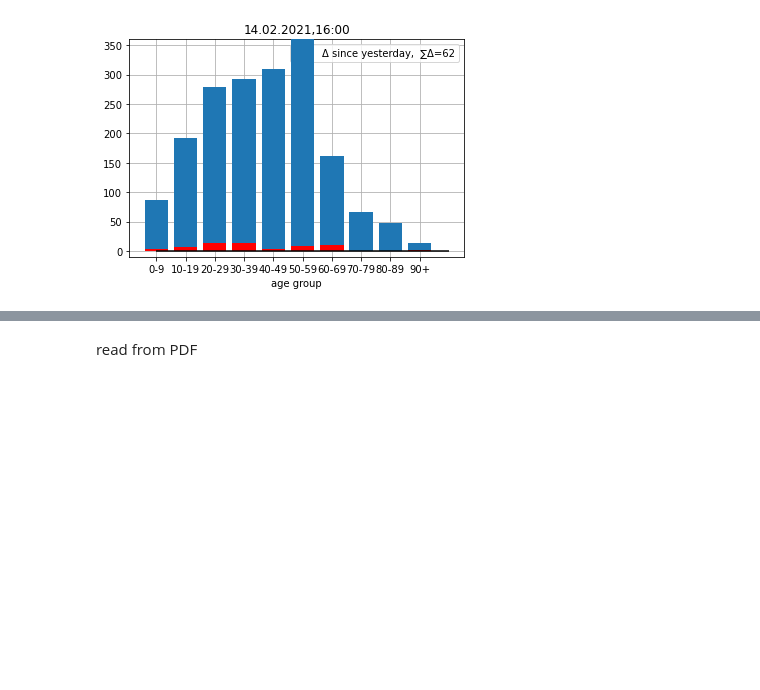
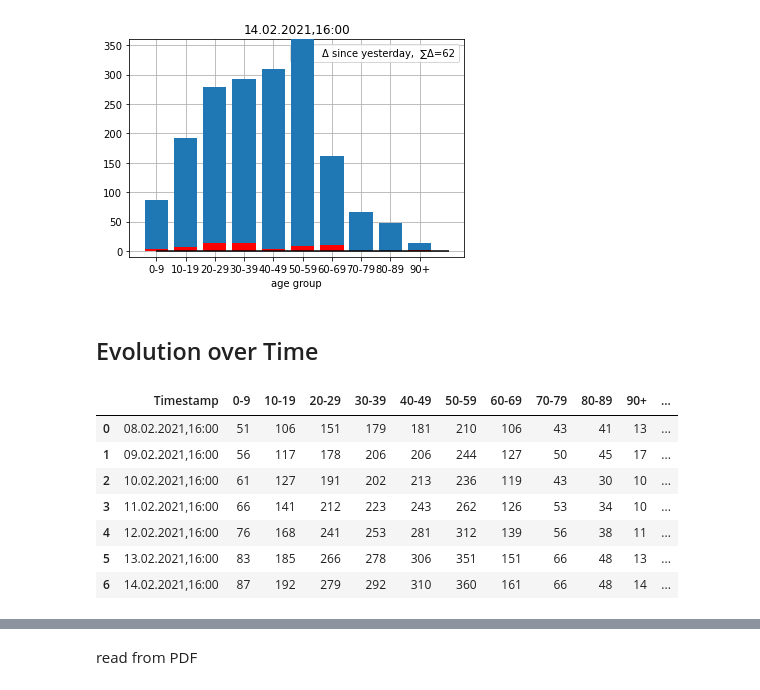
Before and after one commit to hydroclaus/corona_varianten_bw, a Jupyter notebook: new_variants_bw.ipynb, the cells around one changed output, grey strips where cells are left out. Drawn from its saved outputs; the diff is of its cells as text; code cells hidden in the pictures; blank space fills up the shorter version.

```diff
--- a/new_variants_bw.ipynb
+++ b/new_variants_bw.ipynb
@@ -123,3 +123,16 @@ for i in np.arange(start=1, stop=data.index[-1]+1):
 [figure]
 [figure]
 [figure]
+# %% [markdown]
+## Evolution over Time
+# %%
+data
+# %% [output]
+|  | Timestamp | 0-9 | 10-19 | 20-29 | 30-39 | 40-49 | 50-59 | 60-69 | 70-79 | 80-89 | 90+ | ... |
+| 0 | 08.02.2021,16:00 | 51 | 106 | 151 | 179 | 181 | 210 | 106 | 43 | 41 | 13 | ... |
+| 1 | 09.02.2021,16:00 | 56 | 117 | 178 | 206 | 206 | 244 | 127 | 50 | 45 | 17 | ... |
+| 2 | 10.02.2021,16:00 | 61 | 127 | 191 | 202 | 213 | 236 | 119 | 43 | 30 | 10 | ... |
+| 3 | 11.02.2021,16:00 | 66 | 141 | 212 | 223 | 243 | 262 | 126 | 53 | 34 | 10 | ... |
+| 4 | 12.02.2021,16:00 | 76 | 168 | 241 | 253 | 281 | 312 | 139 | 56 | 38 | 11 | ... |
+| 5 | 13.02.2021,16:00 | 83 | 185 | 266 | 278 | 306 | 351 | 151 | 66 | 48 | 13 | ... |
+| 6 | 14.02.2021,16:00 | 87 | 192 | 279 | 292 | 310 | 360 | 161 | 66 | 48 | 14 | ... |
```
Also changed, not shown: parts of 2 cells of this notebook, 1 other file.
